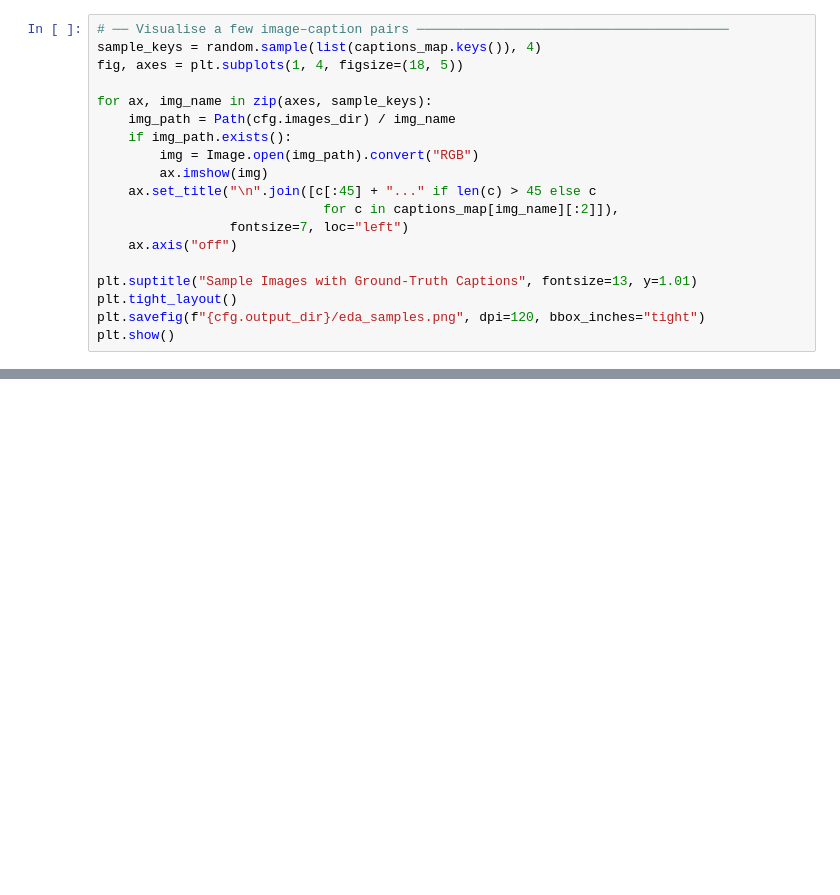
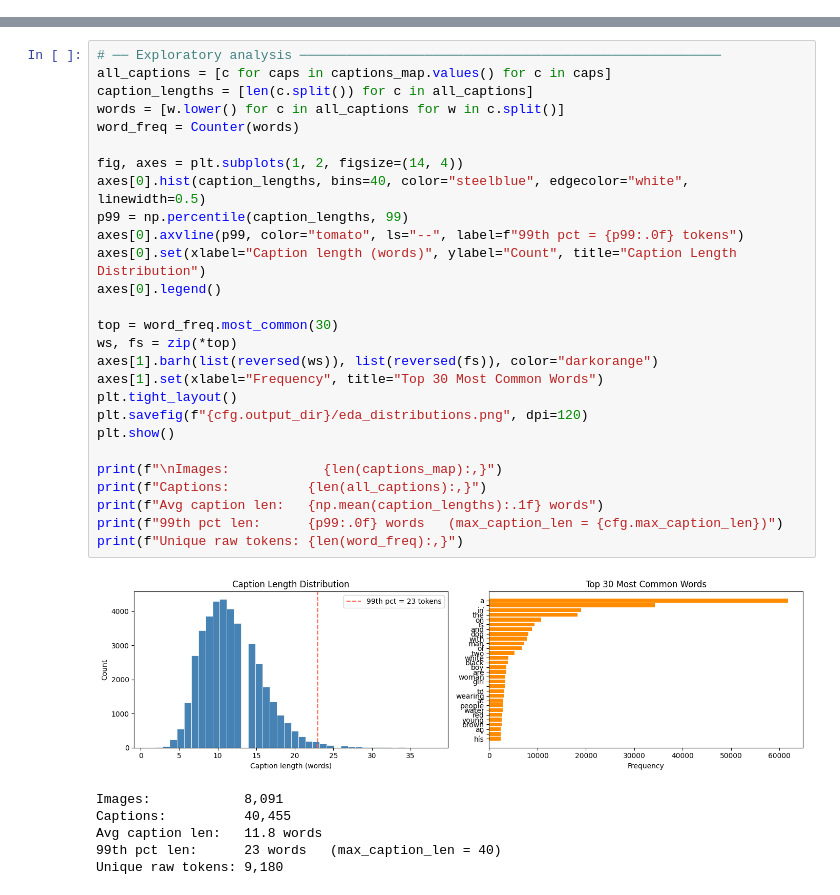
Before and after one commit to zidhartha/deep-learning-final, a Jupyter notebook: data_and_training.ipynb, the cells around one changed output, grey strips where cells are left out. Drawn from its saved outputs; the diff is of its cells as text; blank space fills up the shorter version.

```diff
--- a/data_and_training.ipynb
+++ b/data_and_training.ipynb
@@ -269,19 +0,0 @@ print(f"  Unique tokens:      {len(word_freq):,}")
-# %%
-# ── Visualise a few image–caption pairs ────────────────────────────────────────
-sample_keys = random.sample(list(captions_map.keys()), 4)
-fig, axes = plt.subplots(1, 4, figsize=(18, 5))
-
-for ax, img_name in zip(axes, sample_keys):
-    img_path = Path(cfg.images_dir) / img_name
-    if img_path.exists():
-        img = Image.open(img_path).convert("RGB")
-        ax.imshow(img)
-    ax.set_title("\n".join([c[:45] + "..." if len(c) > 45 else c
-                             for c in captions_map[img_name][:2]]),
-                 fontsize=7, loc="left")
-    ax.axis("off")
-
-plt.suptitle("Sample Images with Ground-Truth Captions", fontsize=13, y=1.01)
-plt.tight_layout()
-plt.savefig(f"{cfg.output_dir}/eda_samples.png", dpi=120, bbox_inches="tight")
-plt.show()
@@ -1065,0 +225,34 @@ The inference notebook (`inference.ipynb`) loads `vocab.pkl`, `best_model.pt`, a
+# %%
+# ── Exploratory analysis ──────────────────────────────────────────────────────
+all_captions = [c for caps in captions_map.values() for c in caps]
+caption_lengths = [len(c.split()) for c in all_captions]
+words = [w.lower() for c in all_captions for w in c.split()]
+word_freq = Counter(words)
+
+fig, axes = plt.subplots(1, 2, figsize=(14, 4))
+axes[0].hist(caption_lengths, bins=40, color="steelblue", edgecolor="white", linewidth=0.5)
+p99 = np.percentile(caption_lengths, 99)
+axes[0].axvline(p99, color="tomato", ls="--", label=f"99th pct = {p99:.0f} tokens")
+axes[0].set(xlabel="Caption length (words)", ylabel="Count", title="Caption Length Distribution")
+axes[0].legend()
+
+top = word_freq.most_common(30)
+ws, fs = zip(*top)
+axes[1].barh(list(reversed(ws)), list(reversed(fs)), color="darkorange")
+axes[1].set(xlabel="Frequency", title="Top 30 Most Common Words")
+plt.tight_layout()
+plt.savefig(f"{cfg.output_dir}/eda_distributions.png", dpi=120)
+plt.show()
+
+print(f"\nImages:            {len(captions_map):,}")
+print(f"Captions:          {len(all_captions):,}")
+print(f"Avg caption len:   {np.mean(caption_lengths):.1f} words")
+print(f"99th pct len:      {p99:.0f} words   (max_caption_len = {cfg.max_caption_len})")
+print(f"Unique raw tokens: {len(word_freq):,}")
+# %% [output]
+[figure, added]
+Images:            8,091
+Captions:          40,455
+Avg caption len:   11.8 words
+99th pct len:      23 words   (max_caption_len = 40)
+Unique raw tokens: 9,180
```
Also changed, not shown: parts of 42 cells of this notebook.
